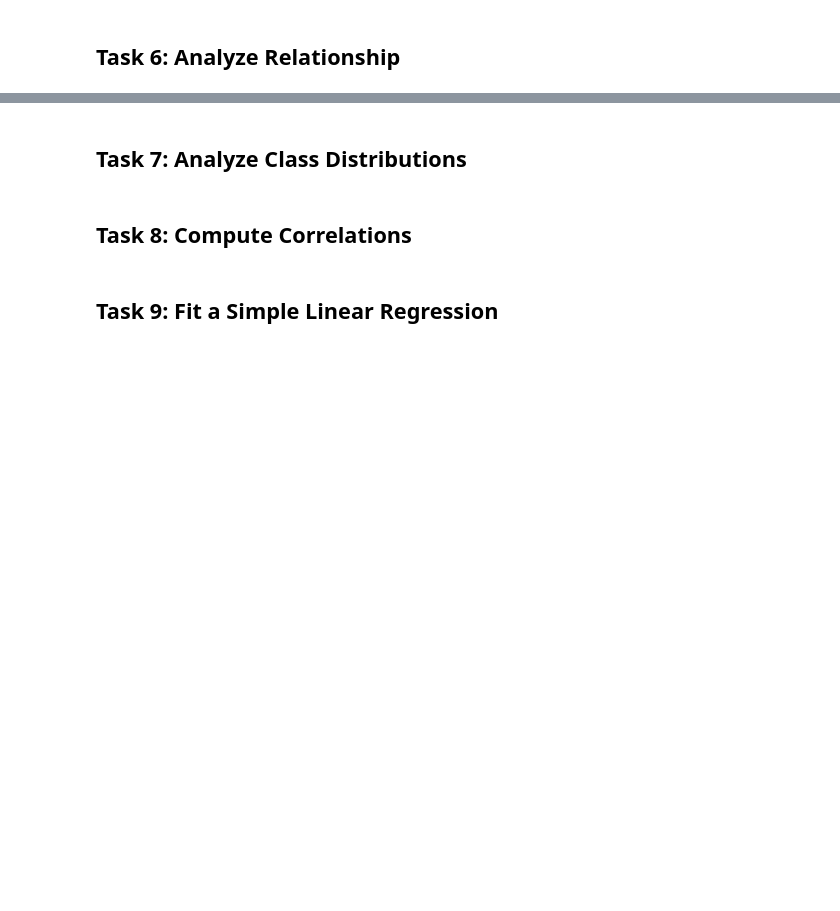
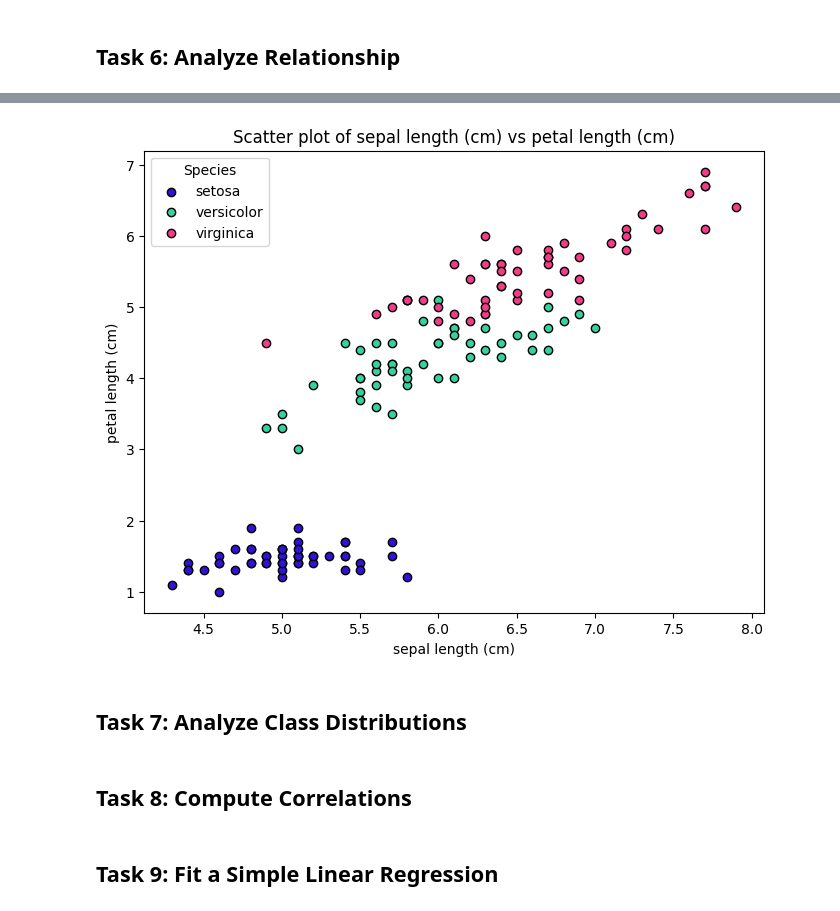
Before and after one commit to Hugo-van-Zyl/principles_of_data_analytics, a Jupyter notebook: tasks.ipynb, the cells around one changed output, grey strips where cells are left out. Saved outputs shown, nothing was run; the diff lists cells and outputs as text; code cells hidden in the pictures; blank space fills up the shorter version.

```diff
--- a/tasks.ipynb
+++ b/tasks.ipynb
@@ -347,3 +354,7 @@ plt.show() # show plot
+# %%
+Scatter_2feutures
+# %% [output]
+[figure, added]
 # %% [markdown]
 ## Task 7: Analyze Class Distributions
 # %% [markdown]
```
Also changed, not shown: parts of 3 cells of this notebook.
